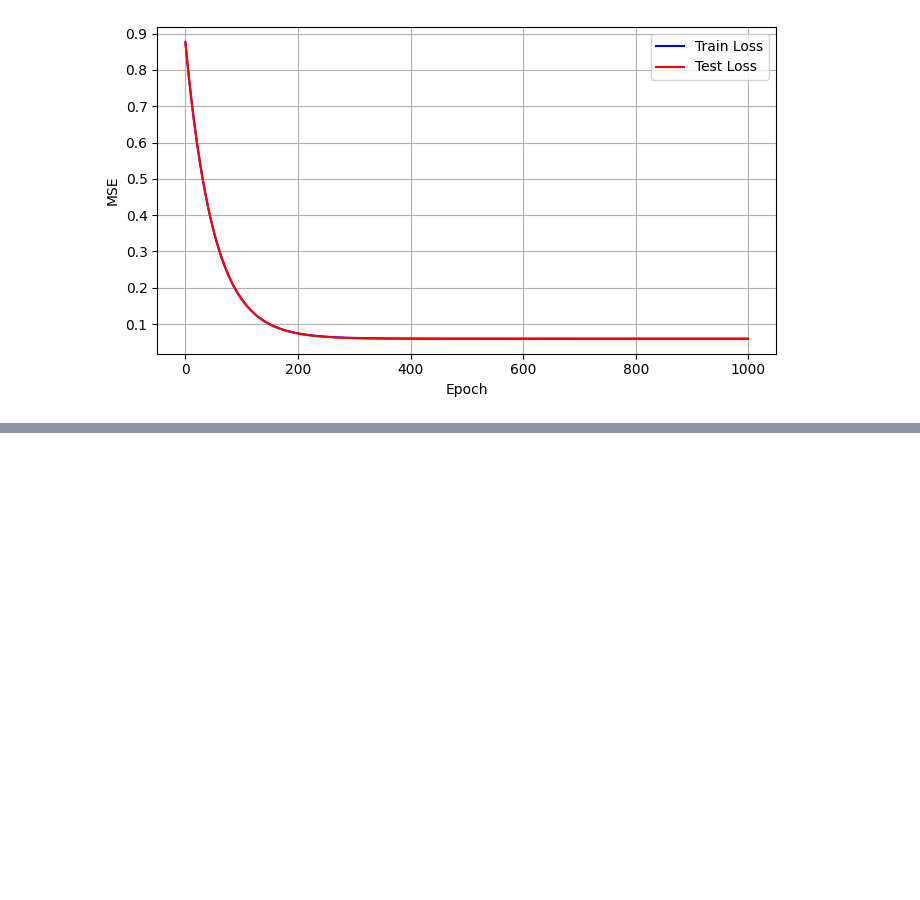
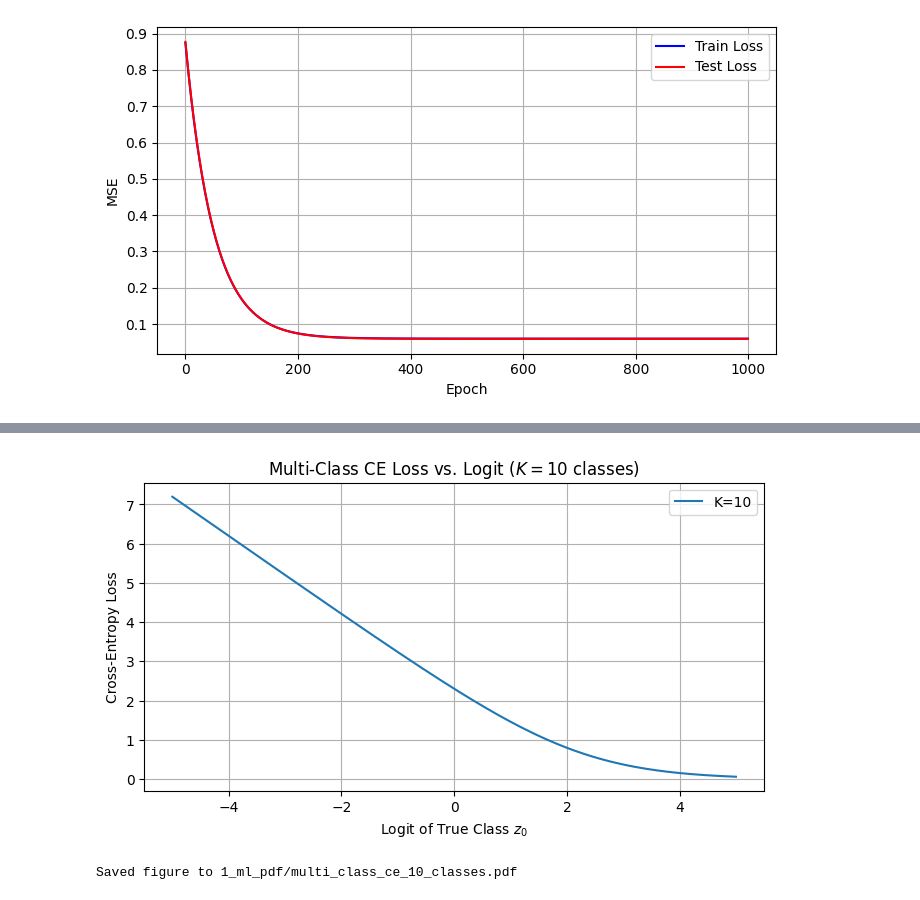
Before and after one commit to RobGhys/phd_support, a Jupyter notebook: 1_intro_ml.ipynb, the cells around one changed output, grey strips where cells are left out. Cells and saved outputs as stored; diff of their text form; code cells hidden in the pictures; blank space fills up the shorter version.

```diff
--- a/1_intro_ml.ipynb
+++ b/1_intro_ml.ipynb
@@ -108,0 +136,30 @@ for name in ["underfit", "just_right", "overfit"]:
+# %%
+# Parameters
+K = 10  # number of classes
+z_true = np.linspace(-5, 5, 200)  # varying logit for the true class
+# assume all other logits are zero
+logits = np.zeros((200, K))
+logits[:, 0] = z_true  # true class is index 0
+
+exp_logits = np.exp(logits)
+probs = exp_logits / exp_logits.sum(axis=1, keepdims=True)
+p_true = probs[:, 0]
+
+loss = -np.log(p_true)
+
+plt.figure(figsize=(8, 4))
+plt.plot(z_true, loss, label=f'K={K}')
+plt.xlabel('Logit of True Class $z_0$')
+plt.ylabel('Cross-Entropy Loss')
+plt.title(f'Multi-Class CE Loss vs. Logit ($K={K}$ classes)')
+plt.legend()
+plt.grid(True)
+
+output_path = os.path.join(output_dir, 'multi_class_ce_10_classes.pdf')
+plt.savefig(output_path, format='pdf', bbox_inches='tight')
+plt.show()
+
+print(f"Saved figure to {output_path}")
+# %% [output]
+[figure, added]
+Saved figure to 1_ml_pdf/multi_class_ce_10_classes.pdf
```
Also changed, not shown: parts of 12 cells of this notebook, 5 other files.
